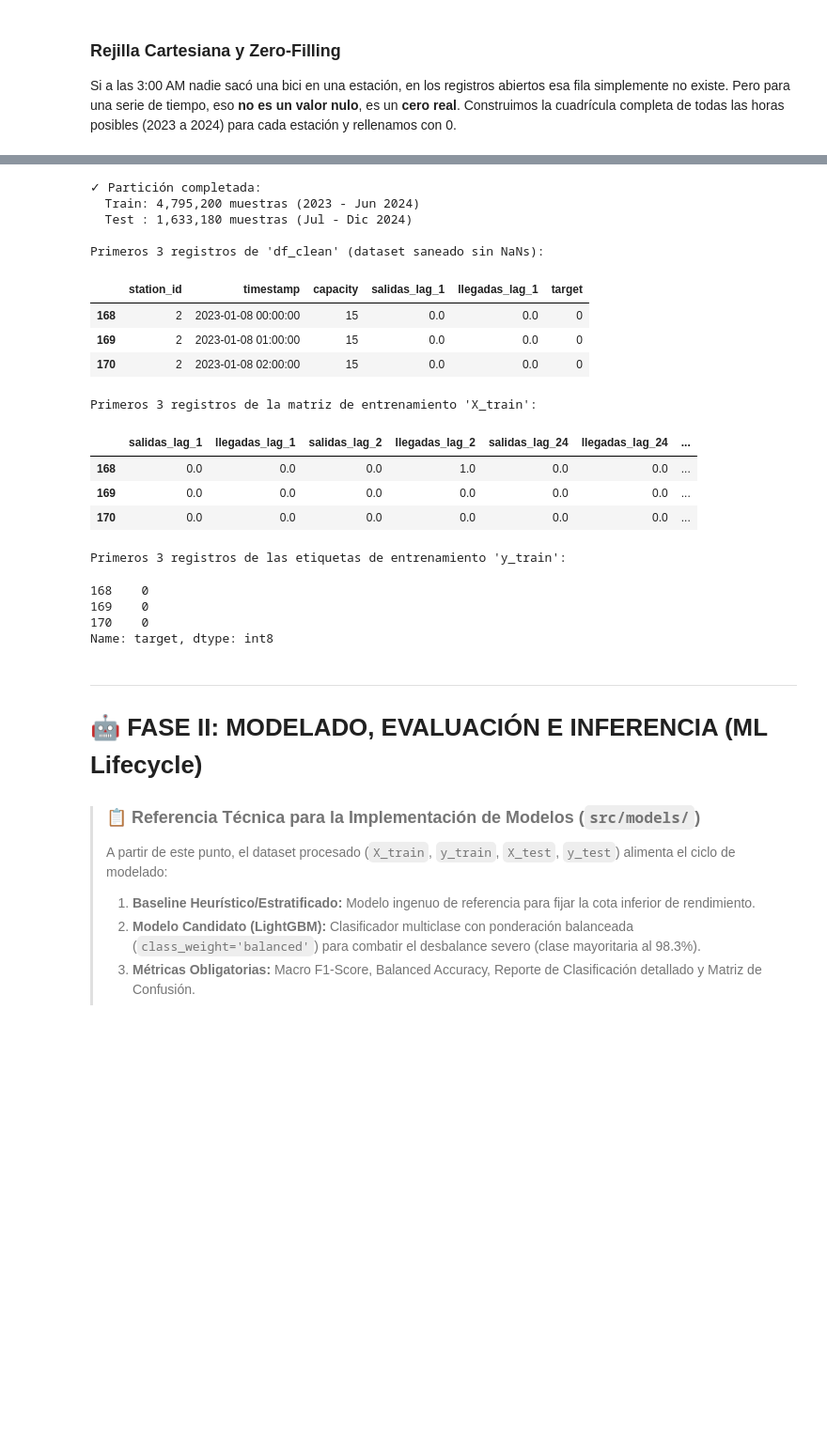
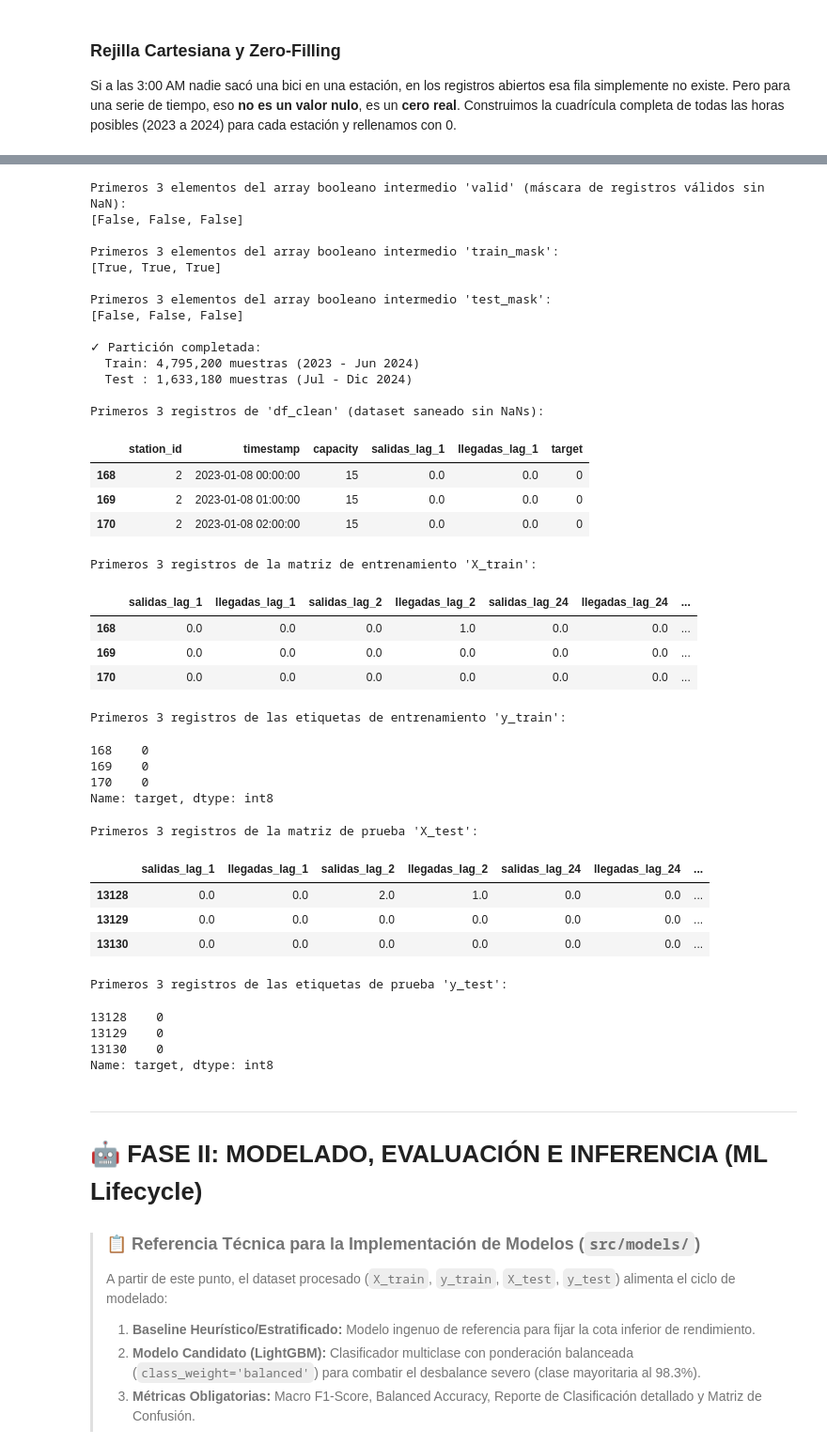
Before and after one commit to Diegob059/MLOps_Equipo30, a Jupyter notebook: MLOps_Equipo30/notebooks/1.0-pregunta-2-riesgo-estaciones.ipynb, the cells around one changed output, grey strips where cells are left out. Shown at 94% size. Cells and saved outputs as stored; diff of their text form; code cells hidden in the pictures; blank space fills up the shorter version.

```diff
--- a/MLOps_Equipo30/notebooks/1.0-pregunta-2-riesgo-estaciones.ipynb
+++ b/MLOps_Equipo30/notebooks/1.0-pregunta-2-riesgo-estaciones.ipynb
@@ -362,6 +443,9 @@ Primeros 3 registros de 'df' con las variables predictoras (features):
 
 # Filtrado de registros válidos (descarte de filas con NaN por lag_168 y filas terminales sin target)
 valid = (df['target'] != -1) & (df['salidas_lag_168'].notna())
+print("Primeros 3 elementos del array booleano intermedio 'valid' (máscara de registros válidos sin NaN):")
+print(valid.head(3).tolist())
+
 df_clean = df[valid]
 
 # Partición temporal:
@@ -370,44 +454,75 @@ df_clean = df[valid]
 train_mask = df_clean['timestamp'] < '2024-07-01'
 test_mask = df_clean['timestamp'] >= '2024-07-01'
 
+print("\nPrimeros 3 elementos del array booleano intermedio 'train_mask':")
+print(train_mask.head(3).tolist())
+
+print("\nPrimeros 3 elementos del array booleano intermedio 'test_mask':")
+print(test_mask.head(3).tolist())
+
 X_train = df_clean.loc[train_mask, feature_cols]
 y_train = df_clean.loc[train_mask, 'target']
 
 X_test = df_clean.loc[test_mask, feature_cols]
 y_test = df_clean.loc[test_mask, 'target']
 
-print(f"✓ Partición completada:")
+print(f"\n✓ Partición completada:")
 print(f"  Train: {X_train.shape[0]:,} muestras (2023 - Jun 2024)")
 print(f"  Test : {X_test.shape[0]:,} muestras (Jul - Dic 2024)\n")
 
-print("Primeros 3 registros de 'df_clean' (dataset saneado sin NaNs):")
+print("Primeros 3 registros de 'df_clean' (dataset saneado sin NaNs):\n")
 display(df_clean[['station_id', 'timestamp', 'capacity', 'salidas_lag_1', 'llegadas_lag_1', 'target']].head(3))
 
 print("\nPrimeros 3 registros de la matriz de entrenamiento 'X_train':")
 display(X_train.head(3))
 
 print("\nPrimeros 3 registros de las etiquetas de entrenamiento 'y_train':")
 display(y_train.head(3))
+
+print("\nPrimeros 3 registros de la matriz de prueba 'X_test':")
+display(X_test.head(3))
+
+print("\nPrimeros 3 registros de las etiquetas de prueba 'y_test':")
+display(y_test.head(3))
 # %% [output]
+Primeros 3 elementos del array booleano intermedio 'valid' (máscara de registros válidos sin NaN):
+[False, False, False]
+
+Primeros 3 elementos del array booleano intermedio 'train_mask':
+[True, True, True]
+
+Primeros 3 elementos del array booleano intermedio 'test_mask':
+[False, False, False]
+
 ✓ Partición completada:
   Train: 4,795,200 muestras (2023 - Jun 2024)
   Test : 1,633,180 muestras (Jul - Dic 2024)
 
 Primeros 3 registros de 'df_clean' (dataset saneado sin NaNs):
 |  | station_id | timestamp | capacity | salidas_lag_1 | llegadas_lag_1 | target |
 | 168 | 2 | 2023-01-08 00:00:00 | 15 | 0.0 | 0.0 | 0 |
 | 169 | 2 | 2023-01-08 01:00:00 | 15 | 0.0 | 0.0 | 0 |
 | 170 | 2 | 2023-01-08 02:00:00 | 15 | 0.0 | 0.0 | 0 |
 Primeros 3 registros de la matriz de entrenamiento 'X_train':
 |  | salidas_lag_1 | llegadas_lag_1 | salidas_lag_2 | llegadas_lag_2 | salidas_lag_24 | llegadas_lag_24 | ... |
 | 168 | 0.0 | 0.0 | 0.0 | 1.0 | 0.0 | 0.0 | ... |
 | 169 | 0.0 | 0.0 | 0.0 | 0.0 | 0.0 | 0.0 | ... |
 | 170 | 0.0 | 0.0 | 0.0 | 0.0 | 0.0 | 0.0 | ... |
 Primeros 3 registros de las etiquetas de entrenamiento 'y_train':
 168    0
 169    0
 170    0
 Name: target, dtype: int8
+Primeros 3 registros de la matriz de prueba 'X_test':
+|  | salidas_lag_1 | llegadas_lag_1 | salidas_lag_2 | llegadas_lag_2 | salidas_lag_24 | llegadas_lag_24 | ... |
+| 13128 | 0.0 | 0.0 | 2.0 | 1.0 | 0.0 | 0.0 | ... |
+| 13129 | 0.0 | 0.0 | 0.0 | 0.0 | 0.0 | 0.0 | ... |
+| 13130 | 0.0 | 0.0 | 0.0 | 0.0 | 0.0 | 0.0 | ... |
+Primeros 3 registros de las etiquetas de prueba 'y_test':
+13128    0
+13129    0
+13130    0
+Name: target, dtype: int8
 # %% [markdown]
 ---
 # 🤖 FASE II: MODELADO, EVALUACIÓN E INFERENCIA (ML Lifecycle)
```
Also changed, not shown: parts of 5 cells of this notebook.
